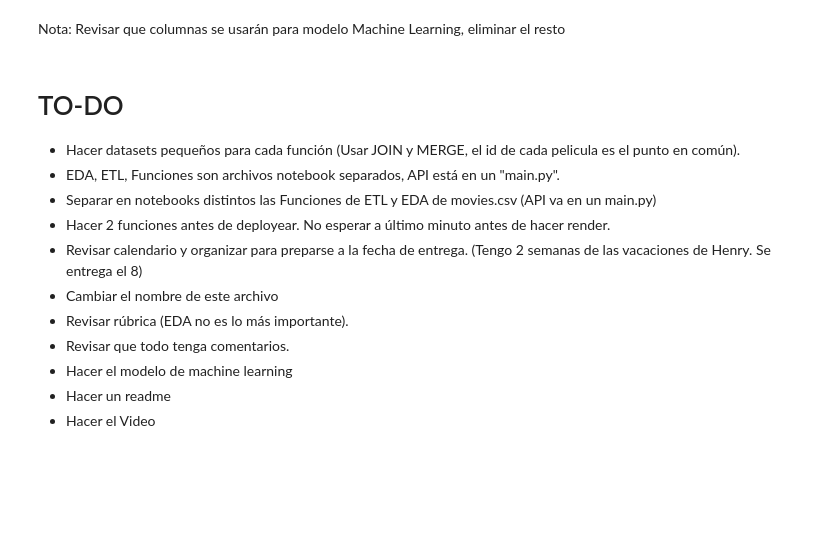
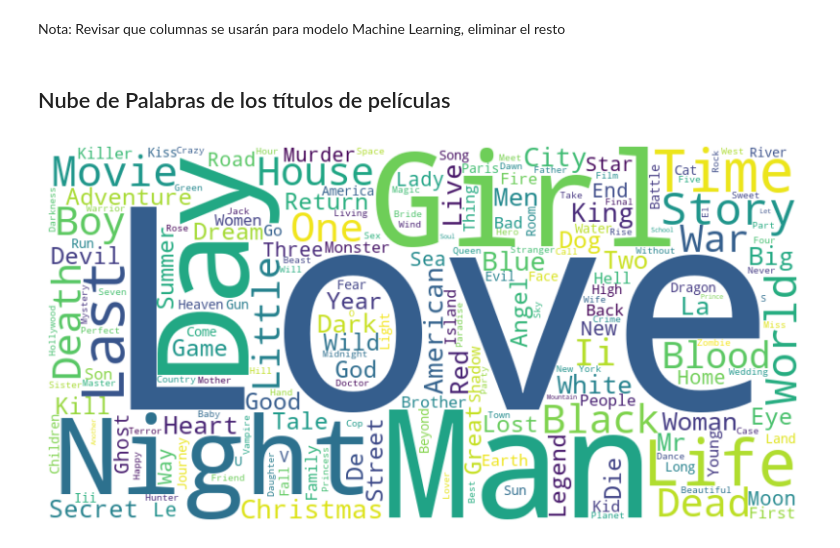
Before and after one commit to Vierinsky/pimlops_fviera, a Jupyter notebook: etl_eda_movies.ipynb, the cells around one changed output. Cells and saved outputs as stored; diff of their text form; code cells hidden in the pictures; blank space fills up the shorter version.

```diff
--- a/etl_eda_movies.ipynb
+++ b/etl_eda_movies.ipynb
@@ -834,16 +834,26 @@ score_df.head()
 score_df.to_csv(r'C:\Users\felip\Desktop\Stuff\Cursos\SoyHenry\Clases\LABS\PI ML Ops\pi_mlops_felipeviera\datasets\movies_score.csv', index=False)
 # %% [markdown]
 Nota: Revisar que columnas se usarán para modelo Machine Learning, eliminar el resto
-# %% [markdown]
-# TO-DO
-* Hacer datasets pequeños para cada función (Usar JOIN y MERGE, el id de cada pelicula es el punto en común).
-* EDA, ETL, Funciones son archivos notebook separados, API está en un "main.py".
-* Separar en notebooks distintos las Funciones de ETL y EDA de movies.csv (API va en un main.py)
-* Hacer 2 funciones antes de deployear. No esperar a último minuto antes de hacer render.
-* Revisar calendario y organizar para preparse a la fecha de entrega. (Tengo 2 semanas de las vacaciones de Henry. Se entrega el 8)
-* Cambiar el nombre de este archivo
-* Revisar rúbrica (EDA no es lo más importante).
-* Revisar que todo tenga comentarios.
-* Hacer el modelo de machine learning
-* Hacer un readme
-* Hacer el Video
+# %% [markdown]
+## Nube de Palabras de los títulos de películas
+# %%
+from wordcloud import WordCloud
+
+# Se combina todos los títulos en un solo texto
+texto_titulos = " ".join(movies_details['title'])
+
+# Se crea la nube de palabras
+wordCloud = WordCloud(
+    width=800,
+    height=400,
+    background_color='white',
+    colormap='viridis'
+).generate(texto_titulos)
+
+# Mostrar la nube de palabras
+plt.figure(figsize=(10, 5))
+plt.imshow(wordCloud, interpolation='bilinear')
+plt.axis('off')
+plt.show()
+# %% [output]
+[figure, added]
```
Also changed, not shown: parts of 11 cells of this notebook, 4 other files.
